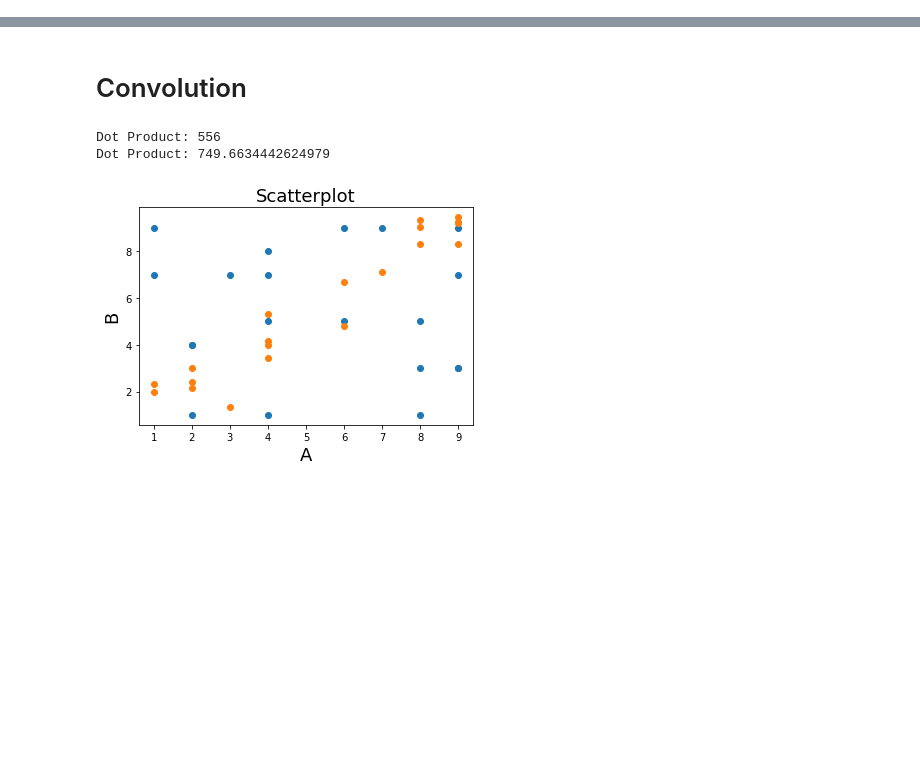
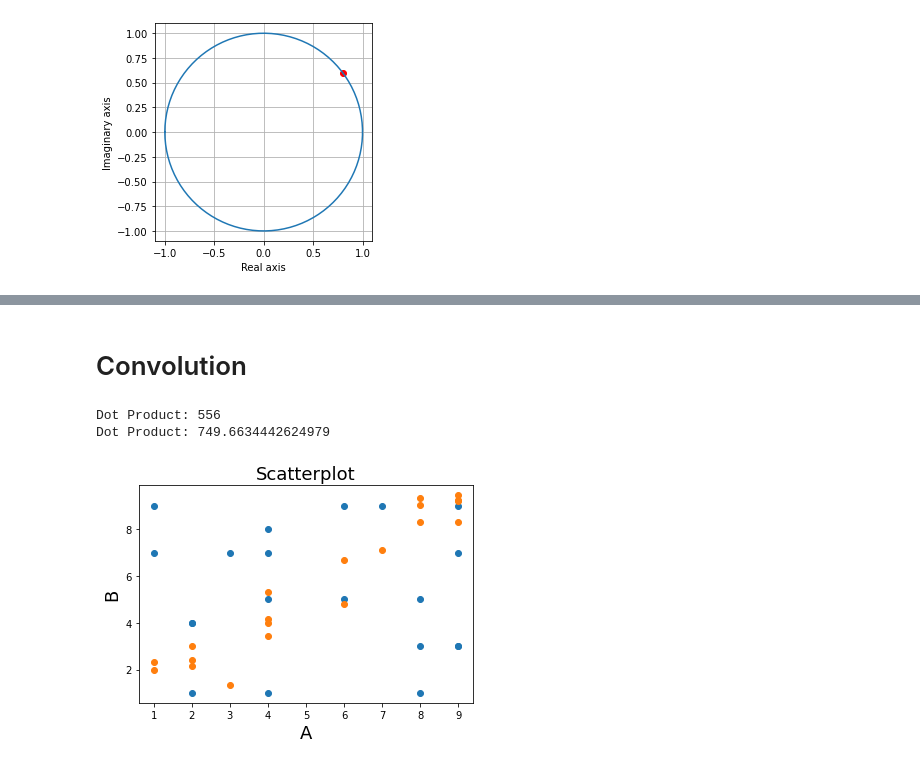
Before and after one commit to visnyue/Dartbrain-coding, a Jupyter notebook: Preprocessing/basis of processing.ipynb, the cells around one changed output, grey strips where cells are left out. Saved outputs shown, nothing was run; the diff lists cells and outputs as text; code cells hidden in the pictures; blank space fills up the shorter version.

```diff
--- a/Preprocessing/basis of processing.ipynb
+++ b/Preprocessing/basis of processing.ipynb
@@ -0,0 +38,17 @@
+# %%
+# e的ix次方
+k = 2/np.pi
+# Euler's notation
+euler = np.exp(1j*k)
+# plot dot
+plt.plot(np.cos(k),np.sin(k),'ro')
+# draw unit circle for reference
+x = np.linspace(-np.pi,np.pi,num=100)
+plt.plot(np.cos(x),np.sin(x))
+# some plotting touch-ups
+plt.axis('square')
+plt.grid(True)
+plt.xlabel('Real axis'), plt.ylabel('Imaginary axis')
+plt.show()
+# %% [output]
+[figure, added]
```
Also changed, not shown: parts of 17 cells of this notebook, 1 other file.
